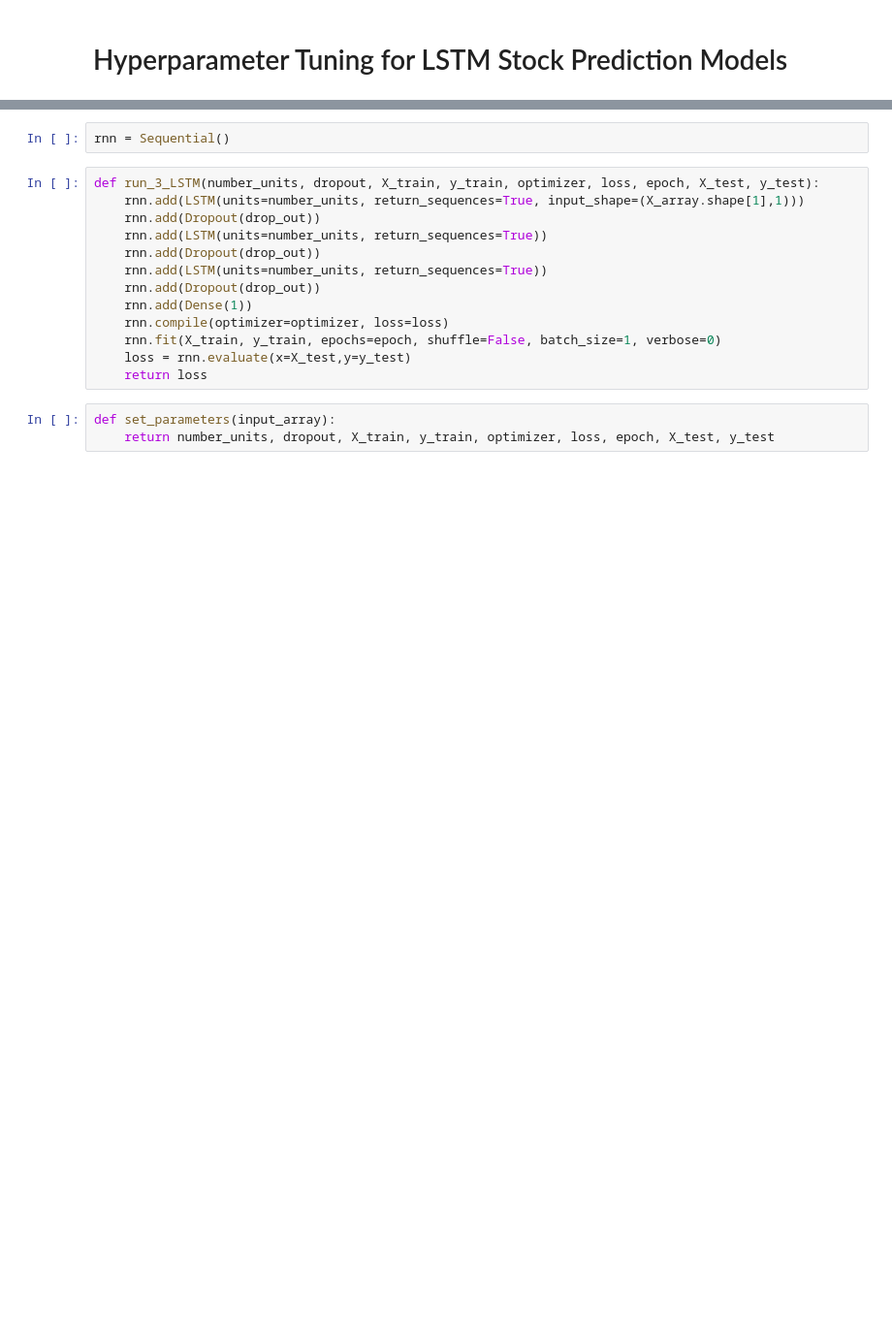
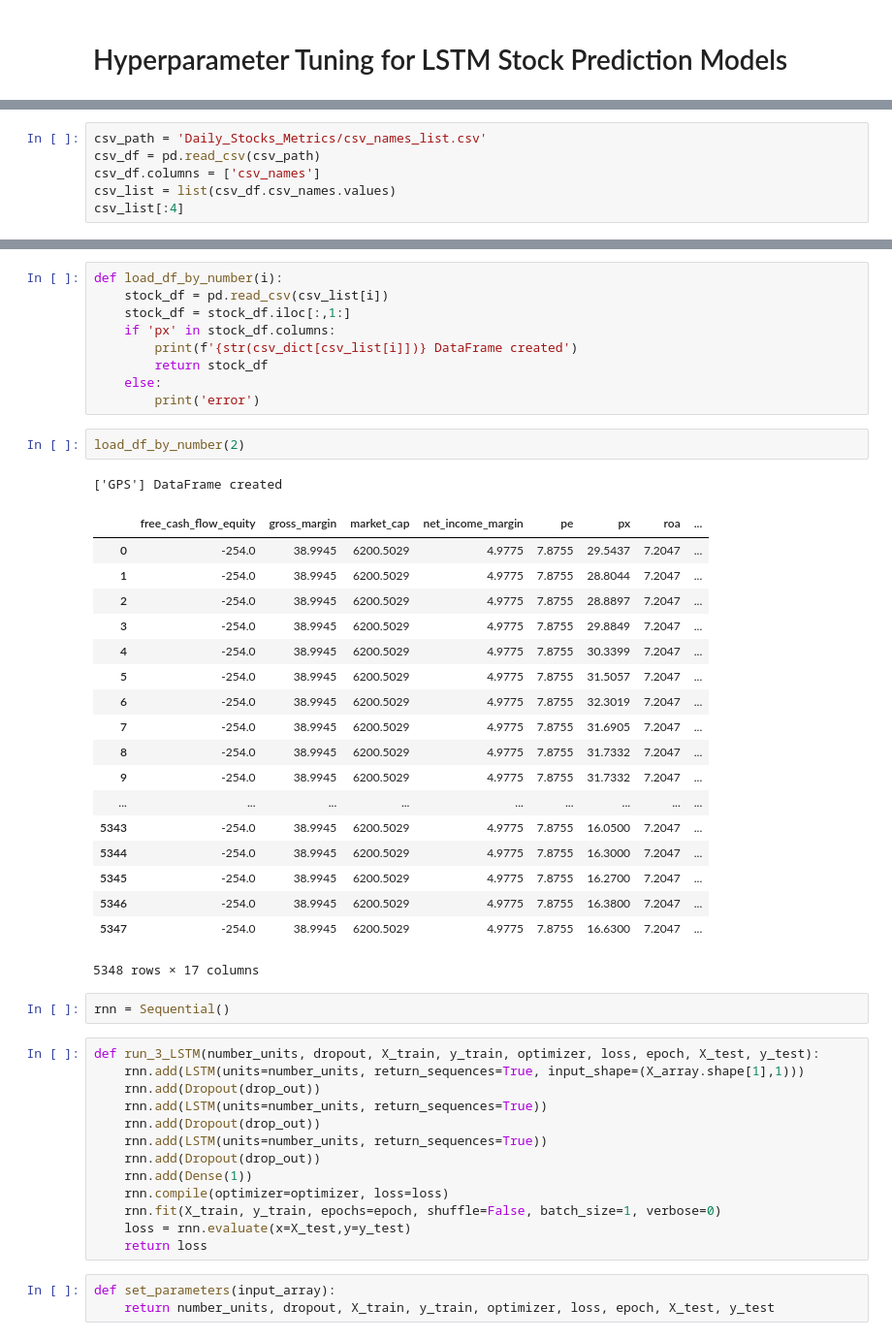
Before and after one commit to ekuo651/Machine-Learning-for-Stock-Selection, a Jupyter notebook: Emmy-hyperparameter-tuning.ipynb, the cells around one changed output, grey strips where cells are left out. Shown at 97% size. Cells and saved outputs as stored; diff of their text form; blank space fills up the shorter version.

```diff
--- a/Emmy-hyperparameter-tuning.ipynb
+++ b/Emmy-hyperparameter-tuning.ipynb
@@ -13,0 +17,6 @@ df.head()
+# %%
+csv_path = 'Daily_Stocks_Metrics/csv_names_list.csv'
+csv_df = pd.read_csv(csv_path)
+csv_df.columns = ['csv_names']
+csv_list = list(csv_df.csv_names.values)
+csv_list[:4]
@@ -14,3 +134,34 @@ df.head()
+# %%
+def load_df_by_number(i):
+    stock_df = pd.read_csv(csv_list[i])
+    stock_df = stock_df.iloc[:,1:]
+    if 'px' in stock_df.columns:
+        print(f'{str(csv_dict[csv_list[i]])} DataFrame created')
+        return stock_df
+    else:
+        print('error')
+# %%
+load_df_by_number(2)
+# %% [output]
+['GPS'] DataFrame created
+|  | free_cash_flow_equity | gross_margin | market_cap | net_income_margin | pe | px | roa | ... |
+| 0 | -254.0 | 38.9945 | 6200.5029 | 4.9775 | 7.8755 | 29.5437 | 7.2047 | ... |
+| 1 | -254.0 | 38.9945 | 6200.5029 | 4.9775 | 7.8755 | 28.8044 | 7.2047 | ... |
+| 2 | -254.0 | 38.9945 | 6200.5029 | 4.9775 | 7.8755 | 28.8897 | 7.2047 | ... |
+| 3 | -254.0 | 38.9945 | 6200.5029 | 4.9775 | 7.8755 | 29.8849 | 7.2047 | ... |
+| 4 | -254.0 | 38.9945 | 6200.5029 | 4.9775 | 7.8755 | 30.3399 | 7.2047 | ... |
+| 5 | -254.0 | 38.9945 | 6200.5029 | 4.9775 | 7.8755 | 31.5057 | 7.2047 | ... |
+| 6 | -254.0 | 38.9945 | 6200.5029 | 4.9775 | 7.8755 | 32.3019 | 7.2047 | ... |
+| 7 | -254.0 | 38.9945 | 6200.5029 | 4.9775 | 7.8755 | 31.6905 | 7.2047 | ... |
+| 8 | -254.0 | 38.9945 | 6200.5029 | 4.9775 | 7.8755 | 31.7332 | 7.2047 | ... |
+| 9 | -254.0 | 38.9945 | 6200.5029 | 4.9775 | 7.8755 | 31.7332 | 7.2047 | ... |
+| ... | ... | ... | ... | ... | ... | ... | ... | ... |
+| 5343 | -254.0 | 38.9945 | 6200.5029 | 4.9775 | 7.8755 | 16.0500 | 7.2047 | ... |
+| 5344 | -254.0 | 38.9945 | 6200.5029 | 4.9775 | 7.8755 | 16.3000 | 7.2047 | ... |
+| 5345 | -254.0 | 38.9945 | 6200.5029 | 4.9775 | 7.8755 | 16.2700 | 7.2047 | ... |
+| 5346 | -254.0 | 38.9945 | 6200.5029 | 4.9775 | 7.8755 | 16.3800 | 7.2047 | ... |
+| 5347 | -254.0 | 38.9945 | 6200.5029 | 4.9775 | 7.8755 | 16.6300 | 7.2047 | ... |
+5348 rows × 17 columns
 # %%
 rnn = Sequential()
 # %%
```
Also changed, not shown: parts of 13 cells of this notebook.
